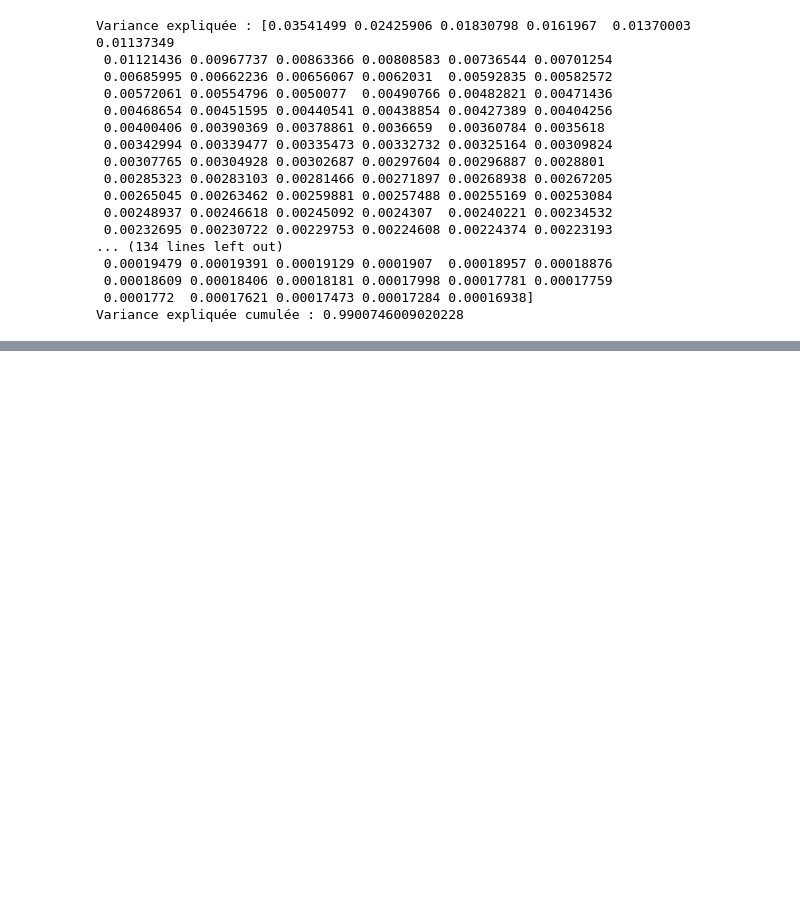
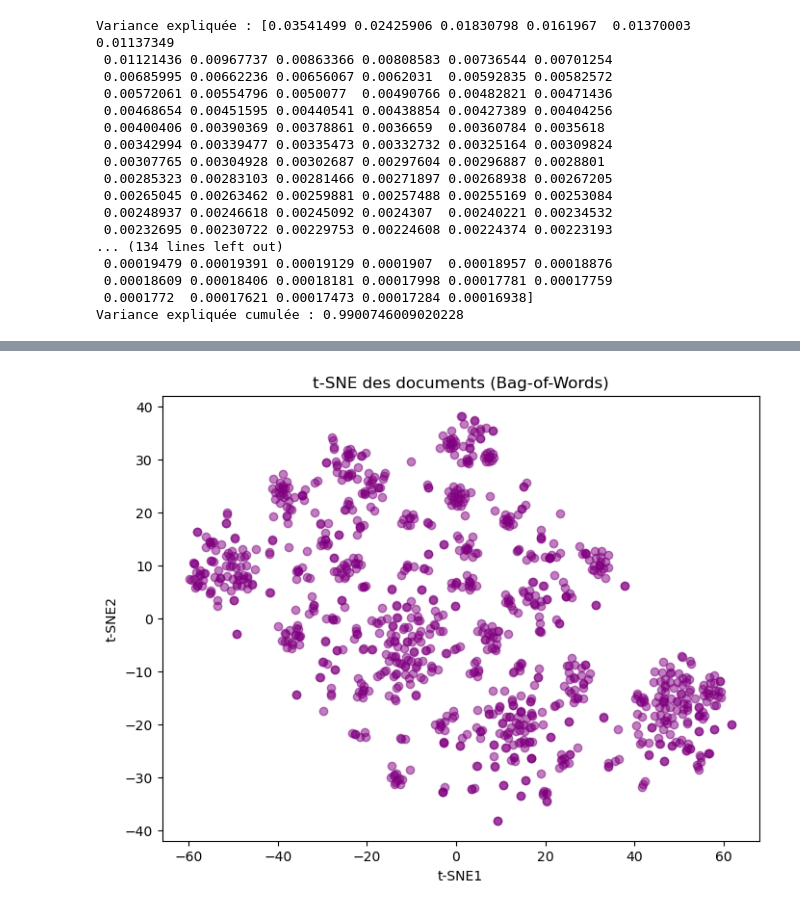
Before and after one commit to ManonVilla/OCProjet6, a Jupyter notebook: VILLA_Manon_1_pretraitement_texte.ipynb, the cells around one changed output, grey strips where cells are left out. Saved outputs shown, nothing was run; the diff lists cells and outputs as text; code cells hidden in the pictures; blank space fills up the shorter version.

Commit message:
bow but with description and name

```diff
--- a/VILLA_Manon_1_pretraitement_texte.ipynb
+++ b/VILLA_Manon_1_pretraitement_texte.ipynb
@@ -425,0 +439,9 @@ plt.show()
+# %%
+# Je vais exclure les adverbes et adjectifs pour ne garder que les mots avec le plus de signification.
+def filter_pos(tokens):
+    pos_tags = nltk.pos_tag(tokens)
+    filtered_tokens = [word for word, pos in pos_tags if pos not in ('JJ', 'JJR', 'JJS', 'RB', 'RBR', 'RBS')]
+    return filtered_tokens
+
+text_df['token_total_filtered'] = text_df['token_total'].apply(filter_pos)
+text_df.head()
@@ -425,0 +456,4 @@ plt.show()
+# %%
+text_df['cleaned_total'] = text_df['token_total_filtered'].apply(lambda tokens: ' '.join(tokens))
+
+text_df.dtypes
@@ -425,0 +478,5 @@ plt.show()
+# %%
+tfidf_tot = TfidfVectorizer()
+bow_matrix_tot = tfidf_tot.fit_transform(text_df['cleaned_total'])
+bow_df_tot = pd.DataFrame(bow_matrix_tot.toarray(), columns=tfidf_tot.get_feature_names_out())
+bow_df_tot.head()
@@ -425,0 +491,5 @@ plt.show()
+# %%
+pca_tot = PCA(n_components=0.99)
+pca_result_tot = pca_tot.fit_transform(bow_df_tot)
+print("Variance expliquée :", pca_tot.explained_variance_ratio_)
+print("Variance expliquée cumulée :", pca_tot.explained_variance_ratio_.sum())
@@ -425,0 +514,15 @@ plt.show()
+# %%
+tsne_tot = TSNE(n_components=2, learning_rate='auto', init='pca', perplexity=30)
+tsne_result_tot = tsne_tot.fit_transform(pca_result_tot)
+
+text_df['TSNE1_tot'] = tsne_result_tot[:, 0]
+text_df['TSNE2_tot'] = tsne_result_tot[:, 1]
+
+plt.figure(figsize=(8,6))
+plt.scatter(text_df['TSNE1_tot'], text_df['TSNE2_tot'], c='purple', alpha=0.5)
+plt.title('t-SNE des documents (Bag-of-Words)')
+plt.xlabel('t-SNE1')
+plt.ylabel('t-SNE2')
+plt.show()
+# %% [output]
+[figure, added]
```
Also changed, not shown: parts of 16 cells of this notebook.
